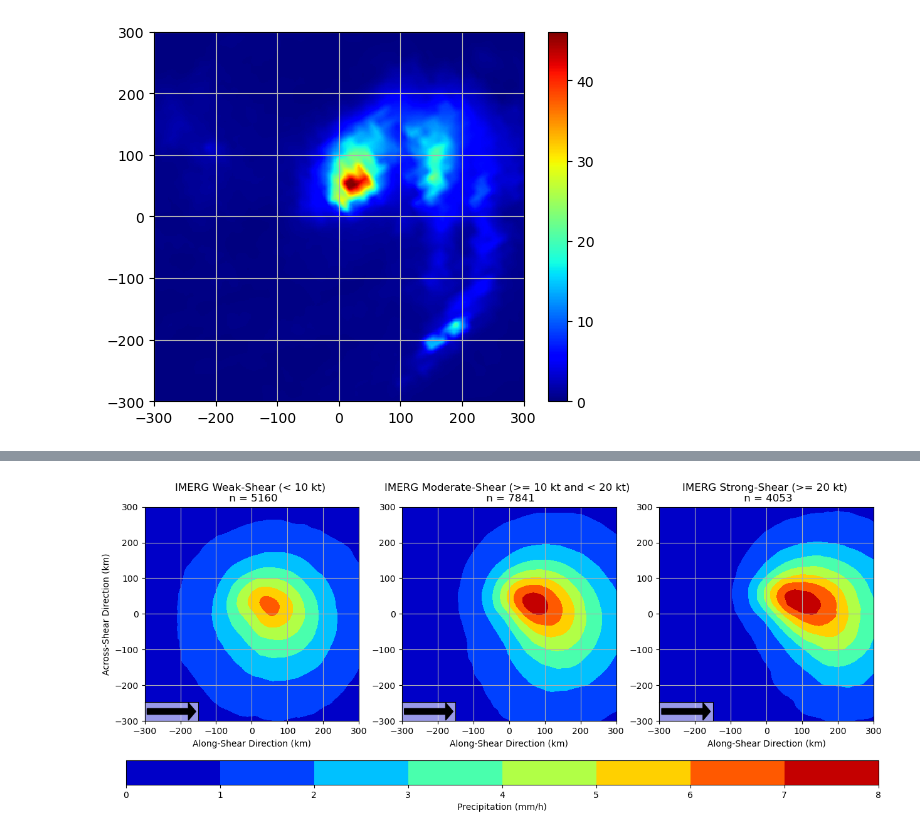
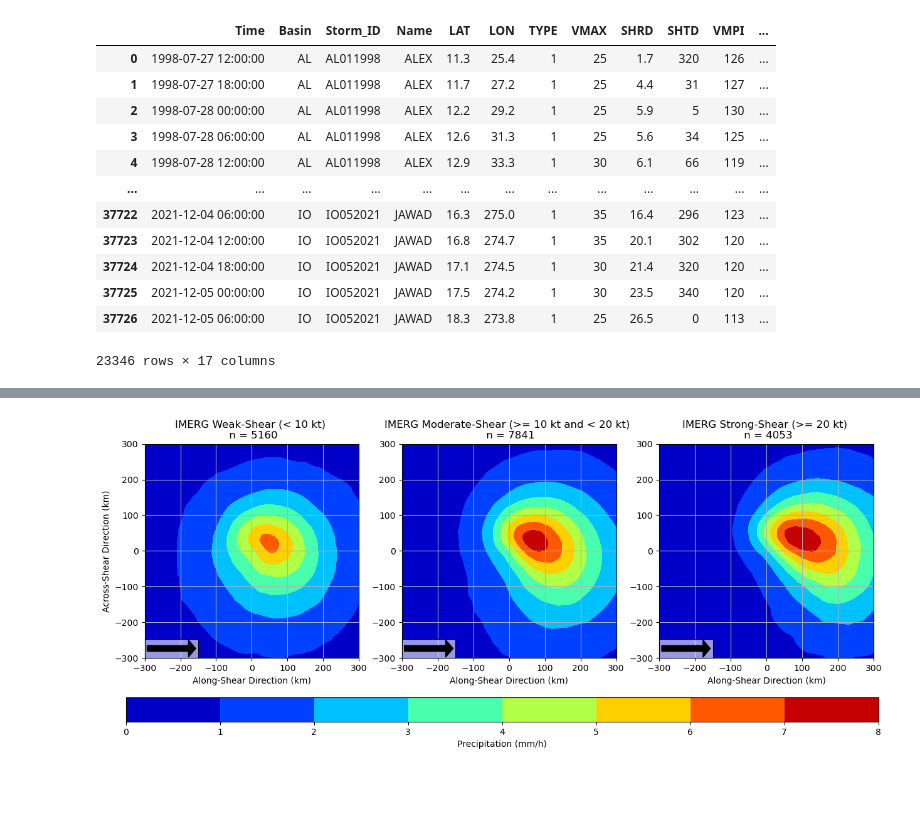
Before and after one commit to a98alvin/TC_RI_P1, a Jupyter notebook: scripts/obs/IMERG Composites (NH).ipynb, the cells around one changed output, grey strips where cells are left out. Drawn from its saved outputs; the diff is of its cells as text; code cells hidden in the pictures; blank space fills up the shorter version.

```diff
--- a/scripts/obs/IMERG Composites (NH).ipynb
+++ b/scripts/obs/IMERG Composites (NH).ipynb
@@ -545,6 +552,22 @@ boolean_pd = pd.DataFrame(boo_list,index=filtered_cases.index,columns=['RI Boole
 
 filtered_with_boo = pd.concat([filtered_cases,boolean_pd],axis=1)
 filtered_with_boo_multi_index = filtered_with_boo.set_index(['Time','Storm_ID','Name'], append=True)
+# %%
+filtered_cases
+# %% [output]
+|  | Time | Basin | Storm_ID | Name | LAT | LON | TYPE | VMAX | SHRD | SHTD | VMPI | ... |
+| 0 | 1998-07-27 12:00:00 | AL | AL011998 | ALEX | 11.3 | 25.4 | 1 | 25 | 1.7 | 320 | 126 | ... |
+| 1 | 1998-07-27 18:00:00 | AL | AL011998 | ALEX | 11.7 | 27.2 | 1 | 25 | 4.4 | 31 | 127 | ... |
+| 2 | 1998-07-28 00:00:00 | AL | AL011998 | ALEX | 12.2 | 29.2 | 1 | 25 | 5.9 | 5 | 130 | ... |
+| 3 | 1998-07-28 06:00:00 | AL | AL011998 | ALEX | 12.6 | 31.3 | 1 | 25 | 5.6 | 34 | 125 | ... |
+| 4 | 1998-07-28 12:00:00 | AL | AL011998 | ALEX | 12.9 | 33.3 | 1 | 30 | 6.1 | 66 | 119 | ... |
+| ... | ... | ... | ... | ... | ... | ... | ... | ... | ... | ... | ... | ... |
+| 37722 | 2021-12-04 06:00:00 | IO | IO052021 | JAWAD | 16.3 | 275.0 | 1 | 35 | 16.4 | 296 | 123 | ... |
+| 37723 | 2021-12-04 12:00:00 | IO | IO052021 | JAWAD | 16.8 | 274.7 | 1 | 35 | 20.1 | 302 | 120 | ... |
+| 37724 | 2021-12-04 18:00:00 | IO | IO052021 | JAWAD | 17.1 | 274.5 | 1 | 30 | 21.4 | 320 | 120 | ... |
+| 37725 | 2021-12-05 00:00:00 | IO | IO052021 | JAWAD | 17.5 | 274.2 | 1 | 30 | 23.5 | 340 | 120 | ... |
+| 37726 | 2021-12-05 06:00:00 | IO | IO052021 | JAWAD | 18.3 | 273.8 | 1 | 25 | 26.5 | 0 | 113 | ... |
+23346 rows × 17 columns
 # %%
 RI_cases_examined = filtered_with_boo.where(filtered_with_boo['RI Boolean'] == 1).dropna()
 
@@ -610,13 +633,3 @@ Non_SS_indices = filtered_with_boo.where(filtered_with_boo['Steady-State Boolean
 # Weakening Indices
 Weakening_indices = filtered_with_boo.where(filtered_with_boo['Weakening Boolean'] == 1).dropna().index
 Non_Weakening_indices = filtered_with_boo.where(filtered_with_boo['Weakening Boolean'] == 0).dropna().index
-# %%
-plt.figure()
-ax = plt.axes(adjustable='box', aspect=1)
-cf_sample = ax.pcolormesh(imerg_cases['x'], imerg_cases['y'],imerg_cases.isel(case=18008),cmap='jet')
-ax.set_xlim(-300,300)
-ax.set_ylim(-300,300)
-plt.colorbar(cf_sample)
-ax.grid()
-# %% [output]
-[figure, removed]
```
Also changed, not shown: parts of 20 cells of this notebook, 1 other file.
